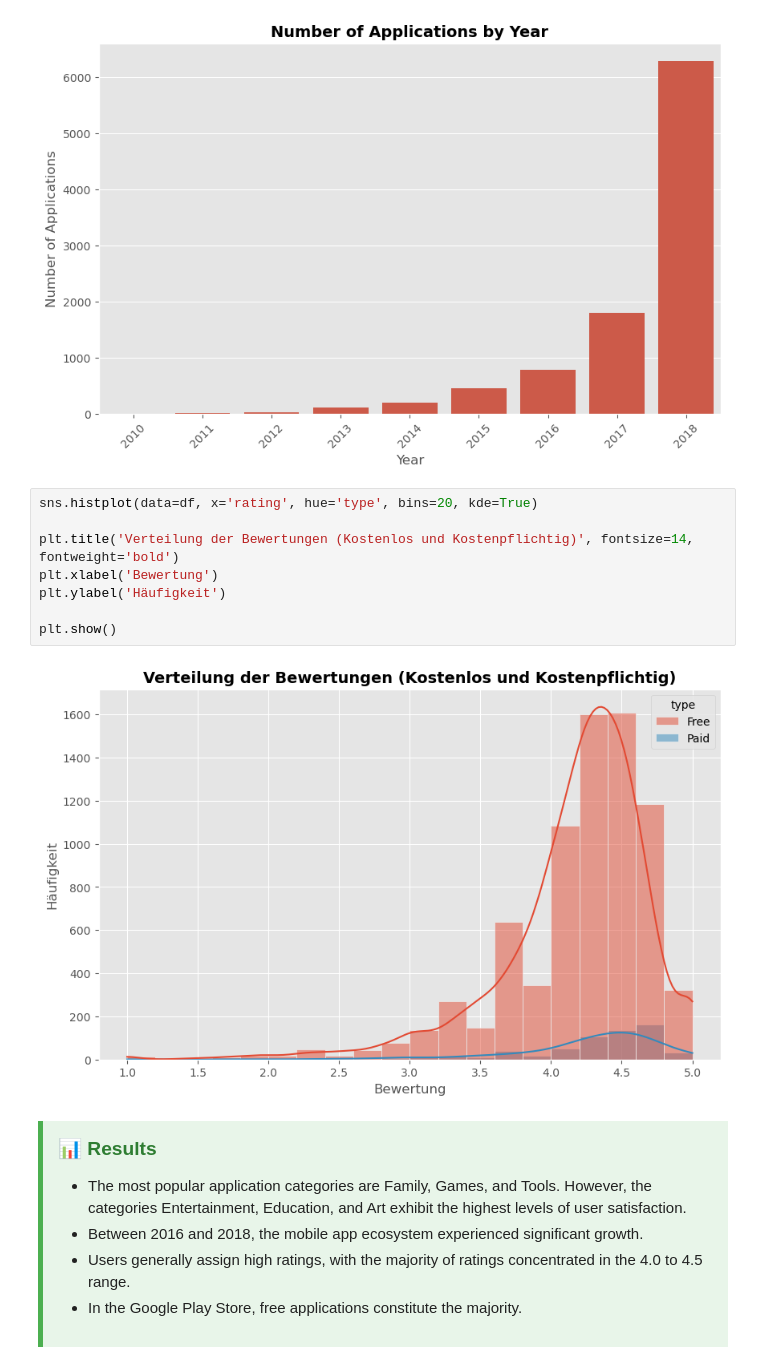
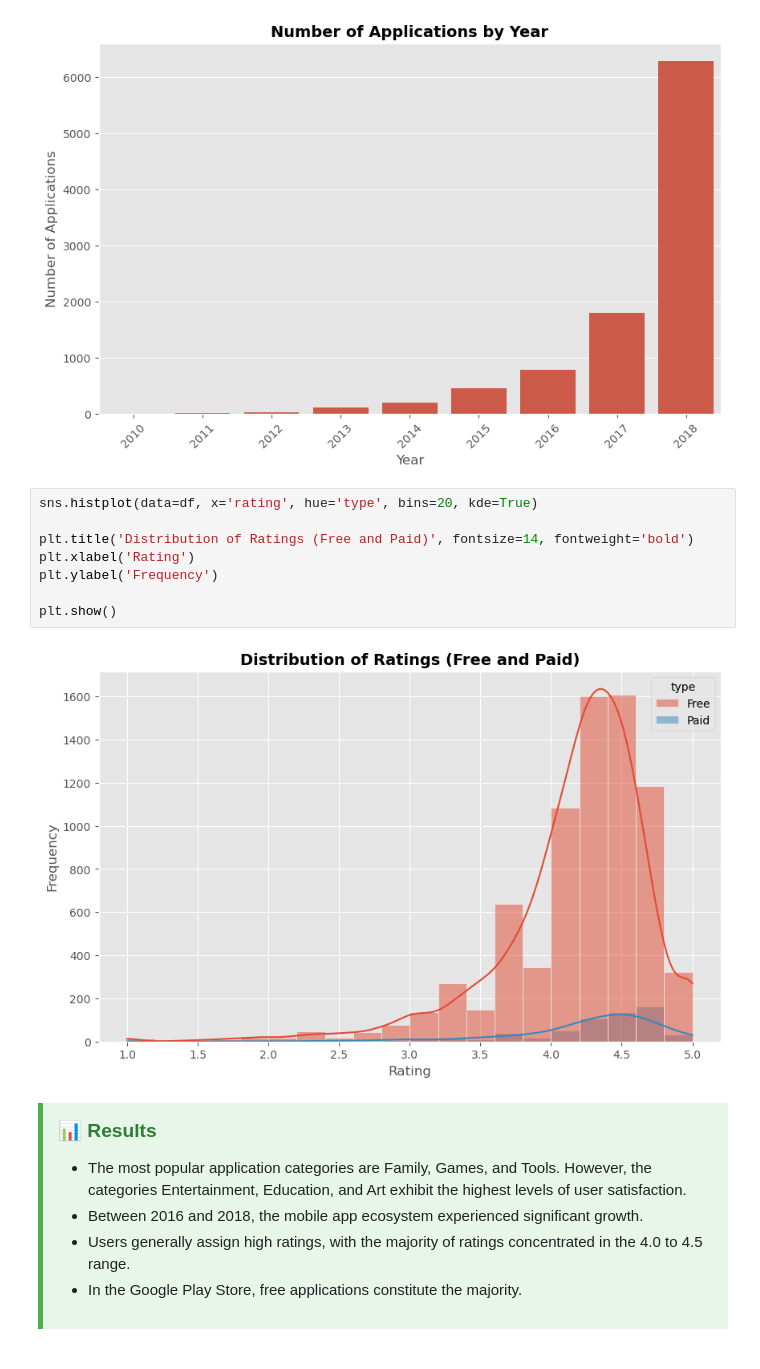
Before and after one commit to ozbakislar/google-play-store-eda, a Jupyter notebook: notebooks/google_play_store_eda_eng.ipynb, the cells around one changed output. Cells and saved outputs as stored; diff of their text form.

```diff
--- a/notebooks/google_play_store_eda_eng.ipynb
+++ b/notebooks/google_play_store_eda_eng.ipynb
@@ -1333,13 +1333,13 @@ plt.show()
 # %%
 sns.histplot(data=df, x='rating', hue='type', bins=20, kde=True)
 
-plt.title('Verteilung der Bewertungen (Kostenlos und Kostenpflichtig)', fontsize=14, fontweight='bold')
-plt.xlabel('Bewertung')
-plt.ylabel('Häufigkeit')
+plt.title('Distribution of Ratings (Free and Paid)', fontsize=14, fontweight='bold')
+plt.xlabel('Rating')
+plt.ylabel('Frequency')
 
 plt.show()
 # %% [output]
-[figure, old version]
+[figure, new version]
 # %% [markdown]
 <div style='background-color: #e8f5e9; border-left: 5px solid #4caf50; padding: 15px; margin: 10px 0;'>
   <h3 style='margin-top: 0; color: #2e7d32;'>📊 Results</h3>
```
Also changed, not shown: parts of 15 cells of this notebook, 1 other file.
